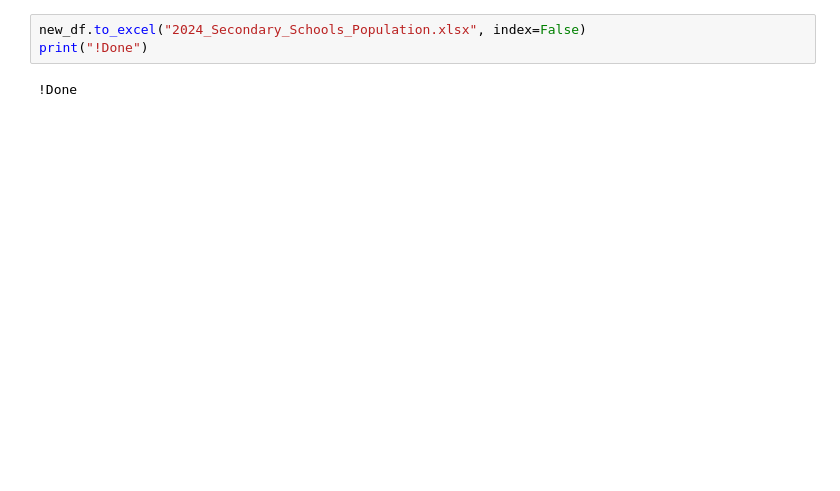
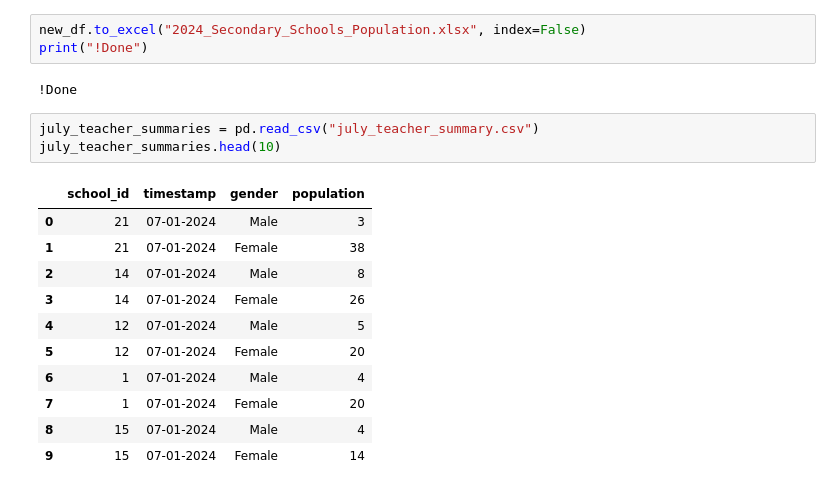
Before and after one commit to PeaceTem/Anambra-Data-Transformation, a Jupyter notebook: Education/extract_2024_data.ipynb, the cells around one changed output. Cells and saved outputs as stored; diff of their text form; blank space fills up the shorter version.

```diff
--- a/Education/extract_2024_data.ipynb
+++ b/Education/extract_2024_data.ipynb
@@ -82,3 +88,18 @@ new_df.to_excel("2024_Secondary_Schools_Population.xlsx", index=False)
 print("!Done")
 # %% [output]
 !Done
+# %%
+july_teacher_summaries = pd.read_csv("july_teacher_summary.csv")
+july_teacher_summaries.head(10)
+# %% [output]
+|  | school_id | timestamp | gender | population |
+| 0 | 21 | 07-01-2024 | Male | 3 |
+| 1 | 21 | 07-01-2024 | Female | 38 |
+| 2 | 14 | 07-01-2024 | Male | 8 |
+| 3 | 14 | 07-01-2024 | Female | 26 |
+| 4 | 12 | 07-01-2024 | Male | 5 |
+| 5 | 12 | 07-01-2024 | Female | 20 |
+| 6 | 1 | 07-01-2024 | Male | 4 |
+| 7 | 1 | 07-01-2024 | Female | 20 |
+| 8 | 15 | 07-01-2024 | Male | 4 |
+| 9 | 15 | 07-01-2024 | Female | 14 |
```
Also changed, not shown: parts of 4 cells of this notebook, 7 other files.
